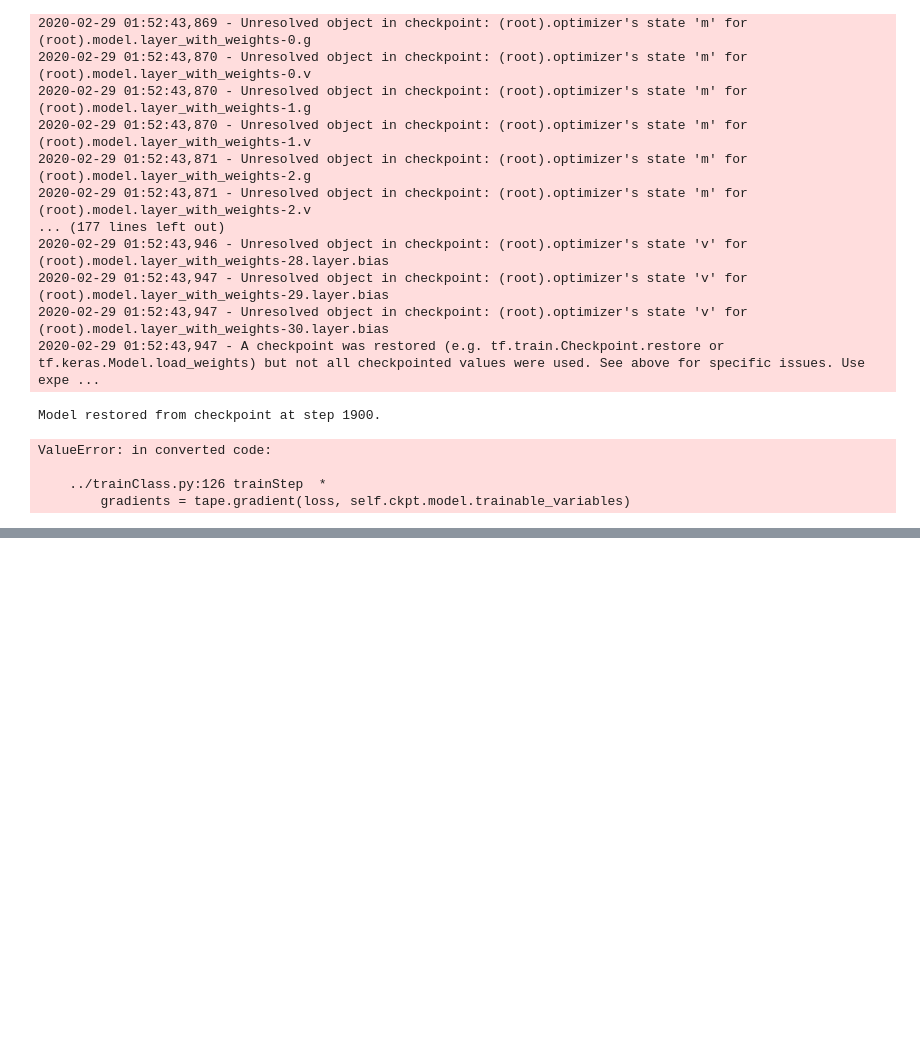
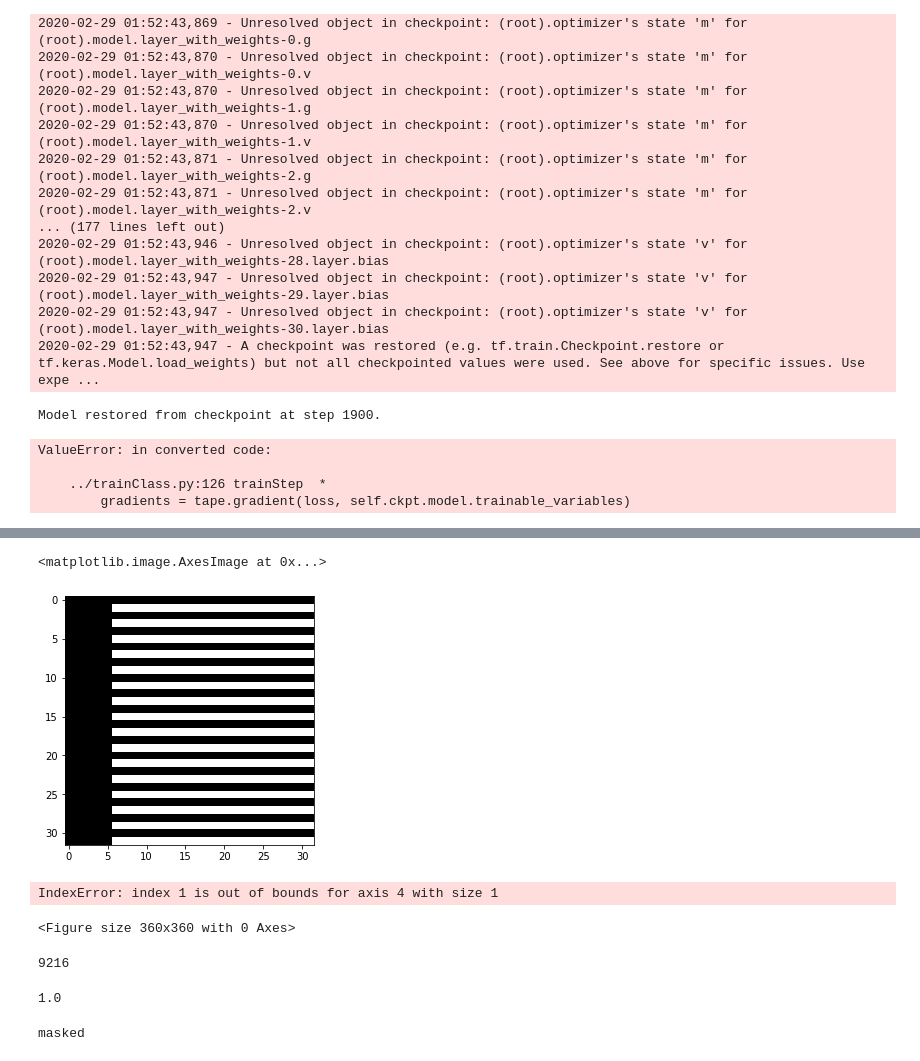
Before and after one commit to mmbajo/PROBA-V, a Jupyter notebook: notebooks/Patches.ipynb, the cells around one changed output, grey strips where cells are left out. Drawn from its saved outputs; the diff is of its cells as text; code cells hidden in the pictures; blank space fills up the shorter version.

```diff
--- a/notebooks/Patches.ipynb
+++ b/notebooks/Patches.ipynb
@@ -103,0 +103,27 @@ KeyboardInterrupt:
+# %%
+io.imshow(~X[3][12][0][0].mask)
+# %% [output]
+<matplotlib.image.AxesImage at 0x...>
+[figure, added]
+# %%
+
+import matplotlib.pyplot as plt
+plt.figure(figsize=[5,5])
+plt.imshow(X[3, :, :, 1, 1], cmap = 'gray', interpolation = 'none')
+plt.xticks([]), plt.yticks([])  # to hide tick values on X and Y axis
+plt.show()
+# %% [output]
+IndexError: index 1 is out of bounds for axis 4 with size 1
+<Figure size 360x360 with 0 Axes>
+# %%
+np.count_nonzero(y[3])
+# %% [output]
+9216
+# %%
+np.sum(X[4, :, :, 1, 0].mask)/(32**2)
+# %% [output]
+1.0
+# %%
+np.sum(X[4, :, :, 1, 0] > 0)/(32**2)
+# %% [output]
+masked
```
Also changed, not shown: parts of 83 cells of this notebook, 40 other files.
